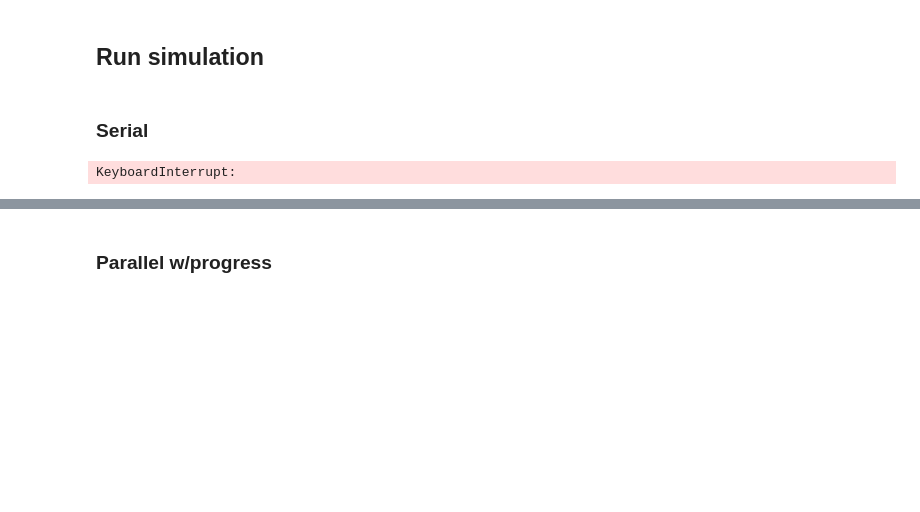
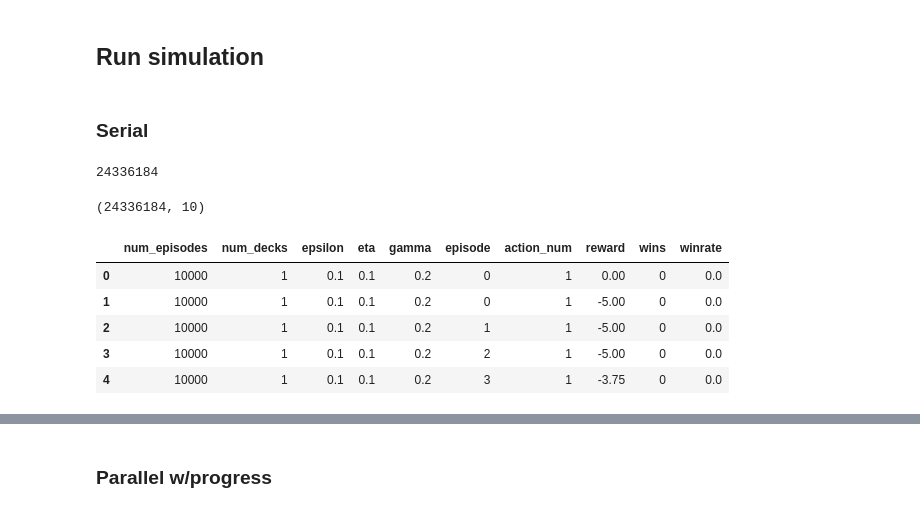
Before and after one commit to Zilarrezko/cs441-541-project, a Jupyter notebook: run_sims.ipynb, the cells around one changed output, grey strips where cells are left out. Saved outputs shown, nothing was run; the diff lists cells and outputs as text; code cells hidden in the pictures; blank space fills up the shorter version.

```diff
--- a/run_sims.ipynb
+++ b/run_sims.ipynb
@@ -12,9 +13,10 @@ from blackjack import blackjack_train_agent, blackjack_test_agent, run_blackjack
 # %%
-trials = [10000, 50000, 100000, 250000, 500000, 1000000]
+#trials = [10000, 50000, 100000, 250000, 500000, 1000000]
+trials = [10000]
 decks = range(1, 7)
-etas = np.arange(0.1, 0.9, 0.1)
-gammas = np.arange(0.2, 1.0, 0.1)
-epss = np.arange(0.1, 0.6, 0.1)
+etas = [np.round(i, 2) for i in np.arange(0.1, 0.9, 0.1)]
+gammas = [np.round(i, 2) for i in np.arange(0.2, 1.0, 0.1)]
+epss = [np.round(i, 2) for i in np.arange(0.1, 0.6, 0.1)]
 # %% [markdown]
 ### Serial
 # %%
@@ -27,7 +29,24 @@ exp_data = []
 for ndecks, ntrials, eps, eta, gamma in tqdm(param_iter, total=num_experiments):
     #print(ndecks, ntrials, eps, eta, gamma)
     state = GameState(ndecks, 2)
-    agent, data = blackjack_train_agent(state, ntrials, eps, eta, gamma)
+    agent, data = blackjack_train_agent(state, ndecks, ntrials, eps, eta, gamma, out_dir=None)
     exp_data.extend(data)
-# %% [output]
-KeyboardInterrupt:
+# %%
+len(exp_data)
+# %% [output]
+24336184
+# %%
+rdf = pd.DataFrame(exp_data)
+# %%
+rdf.shape
+# %% [output]
+(24336184, 10)
+# %%
+rdf.head()
+# %% [output]
+|  | num_episodes | num_decks | epsilon | eta | gamma | episode | action_num | reward | wins | winrate |
+| 0 | 10000 | 1 | 0.1 | 0.1 | 0.2 | 0 | 1 | 0.00 | 0 | 0.0 |
+| 1 | 10000 | 1 | 0.1 | 0.1 | 0.2 | 0 | 1 | -5.00 | 0 | 0.0 |
+| 2 | 10000 | 1 | 0.1 | 0.1 | 0.2 | 1 | 1 | -5.00 | 0 | 0.0 |
+| 3 | 10000 | 1 | 0.1 | 0.1 | 0.2 | 2 | 1 | -5.00 | 0 | 0.0 |
+| 4 | 10000 | 1 | 0.1 | 0.1 | 0.2 | 3 | 1 | -3.75 | 0 | 0.0 |
```
Also changed, not shown: parts of 34 cells of this notebook, 3 other files.
